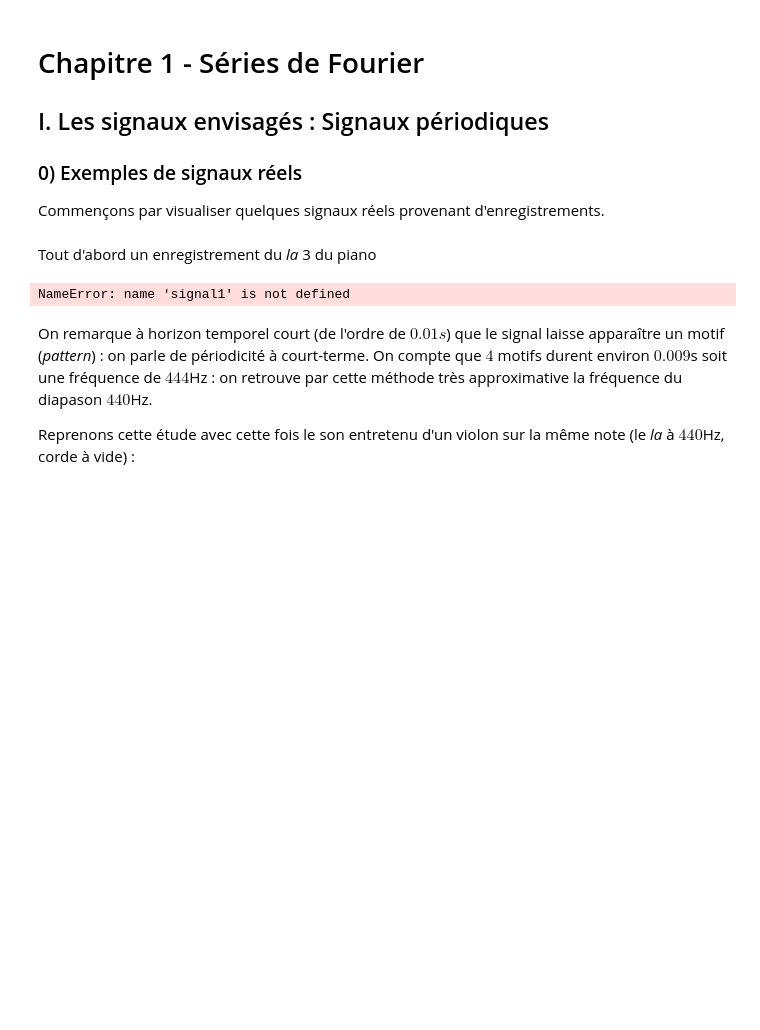
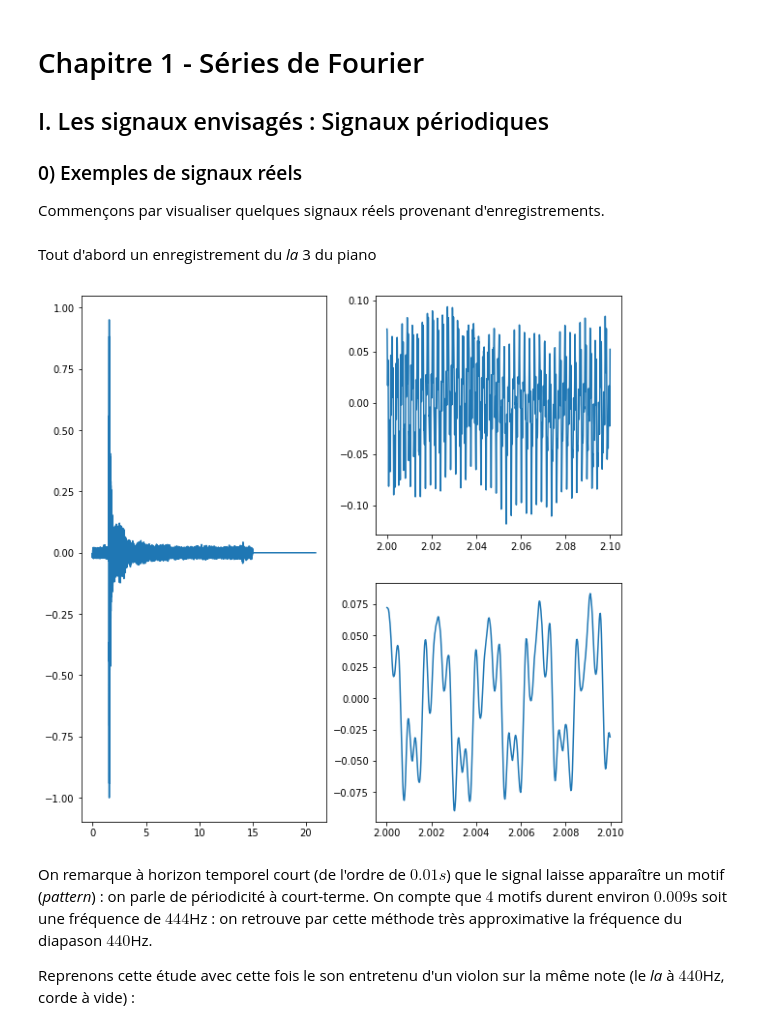
Before and after one commit to guillaume-haerinck/imac-tp-signal, a Jupyter notebook: cours-01/_CoursSeriesFourier1.ipynb, the cells around one changed output. Saved outputs shown, nothing was run; the diff lists cells and outputs as text; code cells hidden in the pictures; blank space fills up the shorter version.

Commit message:
Add images

```diff
--- a/cours-01/_CoursSeriesFourier1.ipynb
+++ b/cours-01/_CoursSeriesFourier1.ipynb
@@ -40,19 +40,19 @@ def extraire(signal,t_min,t_max):
 Tout d'abord un enregistrement du *la* 3 du piano
 # %%
 signal=lecture('la_piano.wav')
-signal_zoom= extraire(signal1,2,2.1)
+signal_zoom= extraire(signal,2,2.1)
 plt.figure(1,figsize = (10, 10))
 plt.clf()
 plt.subplot(1,2,1)
 plt.plot(signal.t,signal.x)
 plt.subplot(2,2,2)
 plt.plot(signal_zoom.t,signal_zoom.x)
 signal_zoom= extraire(signal,2,2.01)
 plt.subplot(2,2,4)
 plt.plot(signal_zoom.t,signal_zoom.x)
 plt.show()
 # %% [output]
-NameError: name 'signal1' is not defined
+[figure, added]
 # %% [markdown]
 On remarque à horizon temporel court (de l'ordre de $0.01s$) que le signal laisse apparaître un motif (*pattern*) : on parle de périodicité à court-terme.  On compte que $4$ motifs durent environ $0.009$s soit une fréquence de $444$Hz : on retrouve par cette méthode très approximative la fréquence du diapason $440$Hz.
 
```
Also changed, not shown: parts of 3 cells of this notebook.
